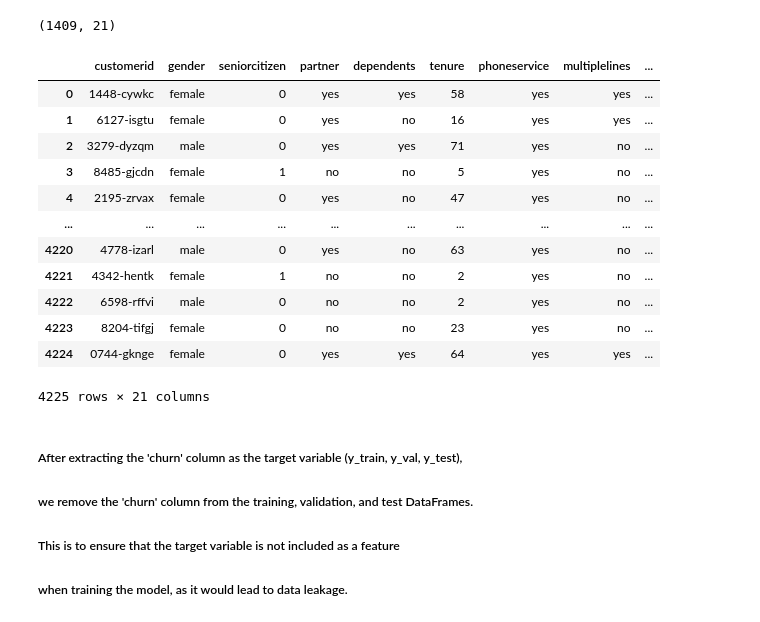
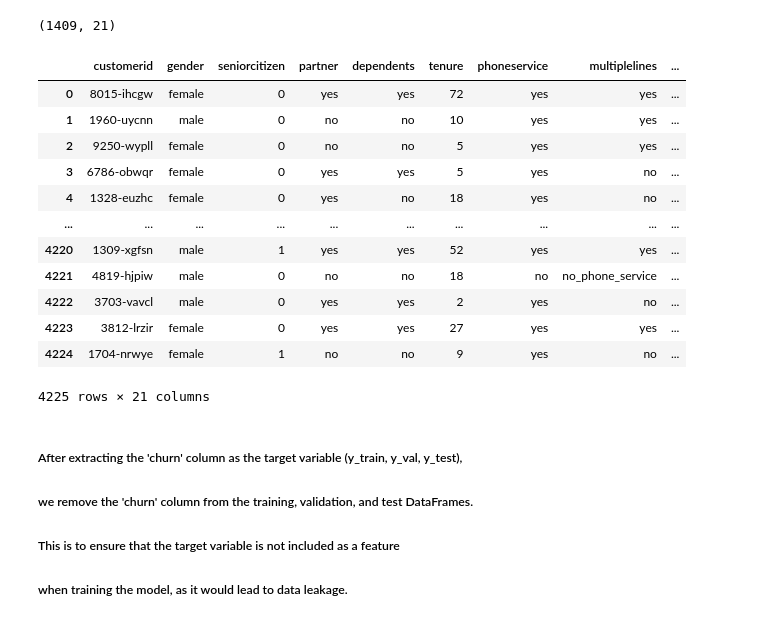
Before and after one commit to Elhamkhorasani/MLZoomCamp, a Jupyter notebook: ML_ZoomCamp_Projects/Churn Prediction_Project.ipynb, the cells around one changed output. Cells and saved outputs as stored; diff of their text form; code cells hidden in the pictures.

```diff
--- a/ML_ZoomCamp_Projects/Churn Prediction_Project.ipynb
+++ b/ML_ZoomCamp_Projects/Churn Prediction_Project.ipynb
@@ -184,3 +163,3 @@ Name: churn, dtype: object
 # %%
-# yes is 1 and no is 0 because we need int data
-df.churn = (df.churn == 'yes').astype(int)
+# Convert 'yes' to 1 and 'no' to 0
+data['churn'] = (data['churn'] == 'yes').astype(int)# Convert 'yes' to 1 and 'no' to 0
@@ -192,13 +190,13 @@ df.churn = (df.churn == 'yes').astype(int)
 from sklearn.model_selection import train_test_split
 # %%
 # Splitting the dataset into training, validation, and test sets.
-# First, we split the original DataFrame 'df' into 'df_train_full' (80% of the data) and 'df_test' (20% of the data) using train_test_split.
+# First, we split the original DataFrame 'data' into 'data_train_full' (80% of the data) and 'data_test' (20% of the data) using train_test_split.
 # The 'random_state' ensures reproducibility.
-df_train_full, df_test = train_test_split(df, test_size=0.2, random_state=1)
+data_full_train, data_test = train_test_split(data, test_size=0.2, random_state=1)
 # %%
-# Next, we split 'df_train_full' into 'df_train' (75% of the remaining data)
-# and 'df_val' (25% of the remaining data) using train_test_split.
-# This results in 'df_train' being 60% of the original data and 'df_val' being 20%.
+# Next, we split 'data_train_full' into 'data_train' (75% of the remaining data)
+# and 'data_val' (25% of the remaining data) using train_test_split.
+# This results in 'data_train' being 60% of the original data and 'data_val' being 20%.
 # Again, the 'random_state' ensures reproducibility.
-df_train, df_val = train_test_split(df_train_full, test_size=0.25, random_state=11)
+data_train, data_val = train_test_split(data_full_train, test_size=0.25, random_state=1)
 # %%
@@ -206,7 +204,7 @@ len(df_train), len(df_val), len(df_test)
 # %% [output]
 (4225, 1409, 1409)
 # %%
-df_train = df_train.reset_index(drop =True)
-df_val = df_val.reset_index(drop =True)
-df_test = df_test.reset_index(drop =True)
+data_train = data_train.reset_index(drop =True)
+data_val = data_val.reset_index(drop =True)
+data_test = data_test.reset_index(drop =True)
 # %%
@@ -227,18 +225,18 @@ y_test = df_test.churn.values
 # %%
-df_train
+data_train
 # %% [output]
 |  | customerid | gender | seniorcitizen | partner | dependents | tenure | phoneservice | multiplelines | ... |
-| 0 | 1448-cywkc | female | 0 | yes | yes | 58 | yes | yes | ... |
-| 1 | 6127-isgtu | female | 0 | yes | no | 16 | yes | yes | ... |
-| 2 | 3279-dyzqm | male | 0 | yes | yes | 71 | yes | no | ... |
-| 3 | 8485-gjcdn | female | 1 | no | no | 5 | yes | no | ... |
-| 4 | 2195-zrvax | female | 0 | yes | no | 47 | yes | no | ... |
+| 0 | 8015-ihcgw | female | 0 | yes | yes | 72 | yes | yes | ... |
+| 1 | 1960-uycnn | male | 0 | no | no | 10 | yes | yes | ... |
+| 2 | 9250-wypll | female | 0 | no | no | 5 | yes | yes | ... |
+| 3 | 6786-obwqr | female | 0 | yes | yes | 5 | yes | no | ... |
+| 4 | 1328-euzhc | female | 0 | yes | no | 18 | yes | no | ... |
 | ... | ... | ... | ... | ... | ... | ... | ... | ... | ... |
-| 4220 | 4778-izarl | male | 0 | yes | no | 63 | yes | no | ... |
-| 4221 | 4342-hentk | female | 1 | no | no | 2 | yes | no | ... |
-| 4222 | 6598-rffvi | male | 0 | no | no | 2 | yes | no | ... |
-| 4223 | 8204-tifgj | female | 0 | no | no | 23 | yes | no | ... |
-| 4224 | 0744-gknge | female | 0 | yes | yes | 64 | yes | yes | ... |
+| 4220 | 1309-xgfsn | male | 1 | yes | yes | 52 | yes | yes | ... |
+| 4221 | 4819-hjpiw | male | 0 | no | no | 18 | no | no_phone_service | ... |
+| 4222 | 3703-vavcl | male | 0 | yes | yes | 2 | yes | no | ... |
+| 4223 | 3812-lrzir | female | 0 | yes | yes | 27 | yes | yes | ... |
+| 4224 | 1704-nrwye | female | 1 | no | no | 9 | yes | no | ... |
 4225 rows × 21 columns
 # %% [markdown]
 ##### After extracting the 'churn' column as the target variable (y_train, y_val, y_test),
```
Also changed, not shown: parts of 135 cells of this notebook.
